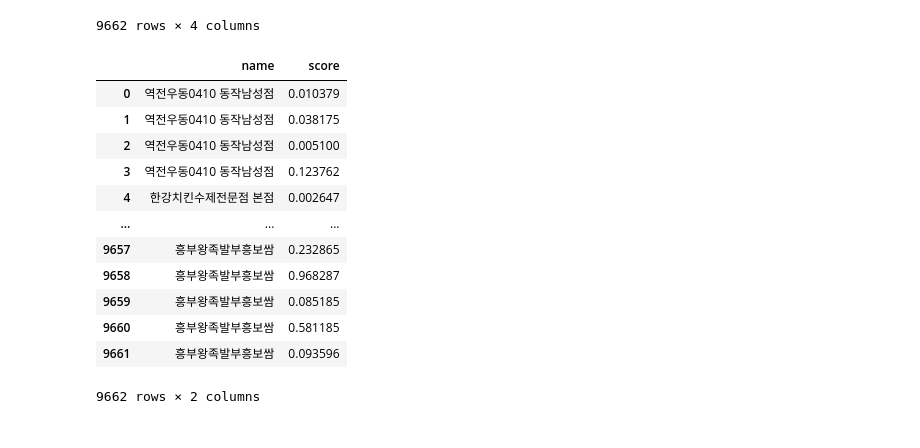
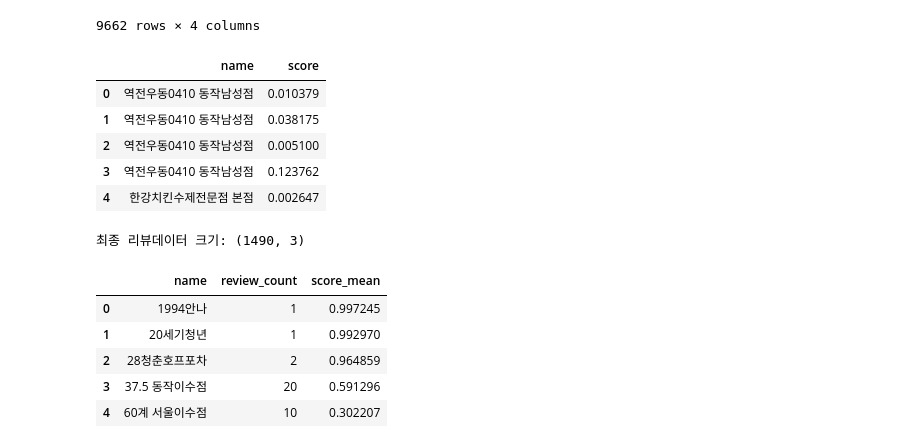
Before and after one commit to dbwlgns15/FOOD_FINDER, a Jupyter notebook: FOOD_FINDER_감성분석후맛집추천.ipynb, the cells around one changed output. Saved outputs shown, nothing was run; the diff lists cells and outputs as text; code cells hidden in the pictures.

```diff
--- a/FOOD_FINDER_감성분석후맛집추천.ipynb
+++ b/FOOD_FINDER_감성분석후맛집추천.ipynb
@@ -121,18 +121,23 @@ test_df
 9662 rows × 4 columns
 # %%
 df = test_df[['name','score']]
-df
+df.head()
 # %% [output]
 |  | name | score |
 | 0 | 역전우동0410 동작남성점 | 0.010379 |
 | 1 | 역전우동0410 동작남성점 | 0.038175 |
 | 2 | 역전우동0410 동작남성점 | 0.005100 |
 | 3 | 역전우동0410 동작남성점 | 0.123762 |
 | 4 | 한강치킨수제전문점 본점 | 0.002647 |
-| ... | ... | ... |
-| 9657 | 흥부왕족발부흥보쌈 | 0.232865 |
-| 9658 | 흥부왕족발부흥보쌈 | 0.968287 |
-| 9659 | 흥부왕족발부흥보쌈 | 0.085185 |
-| 9660 | 흥부왕족발부흥보쌈 | 0.581185 |
-| 9661 | 흥부왕족발부흥보쌈 | 0.093596 |
-9662 rows × 2 columns
+# %%
+df = df.groupby('name').agg(review_count=('score', 'size'), score_mean=('score', 'mean')).reset_index()
+print('최종 리뷰데이터 크기:',df.shape)
+df.head()
+# %% [output]
+최종 리뷰데이터 크기: (1490, 3)
+|  | name | review_count | score_mean |
+| 0 | 1994안나 | 1 | 0.997245 |
+| 1 | 20세기청년 | 1 | 0.992970 |
+| 2 | 28청춘호프포차 | 2 | 0.964859 |
+| 3 | 37.5 동작이수점 | 20 | 0.591296 |
+| 4 | 60계 서울이수점 | 10 | 0.302207 |
```
Also changed, not shown: parts of 2 cells of this notebook, 5 other files.
